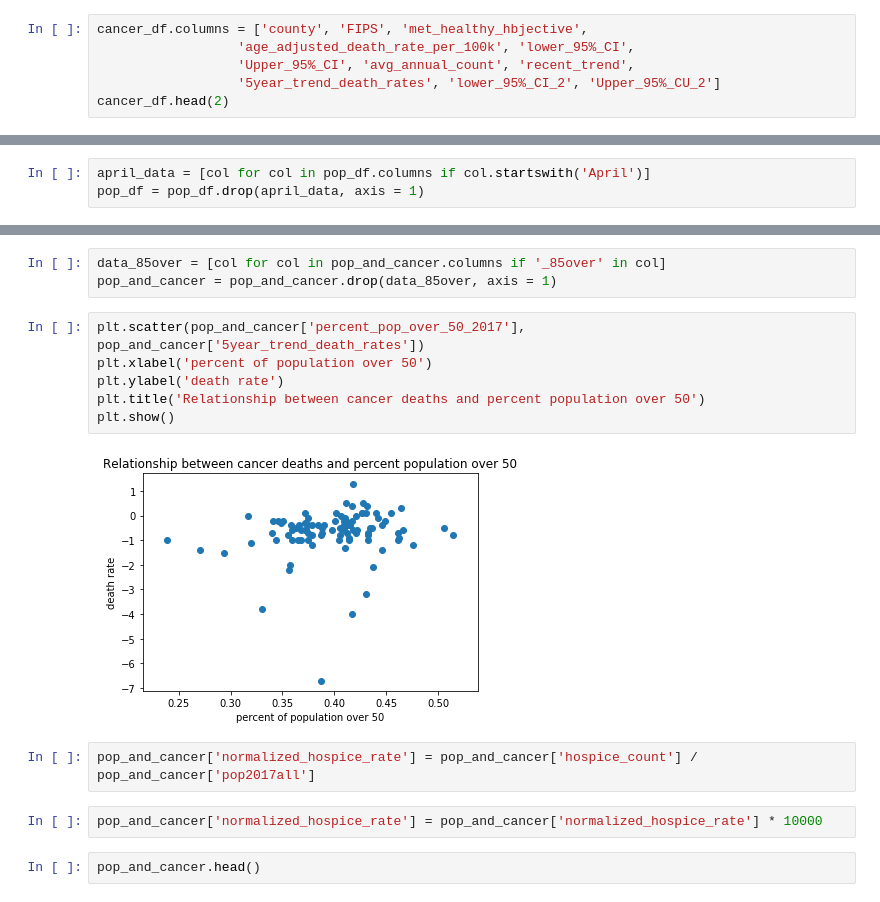
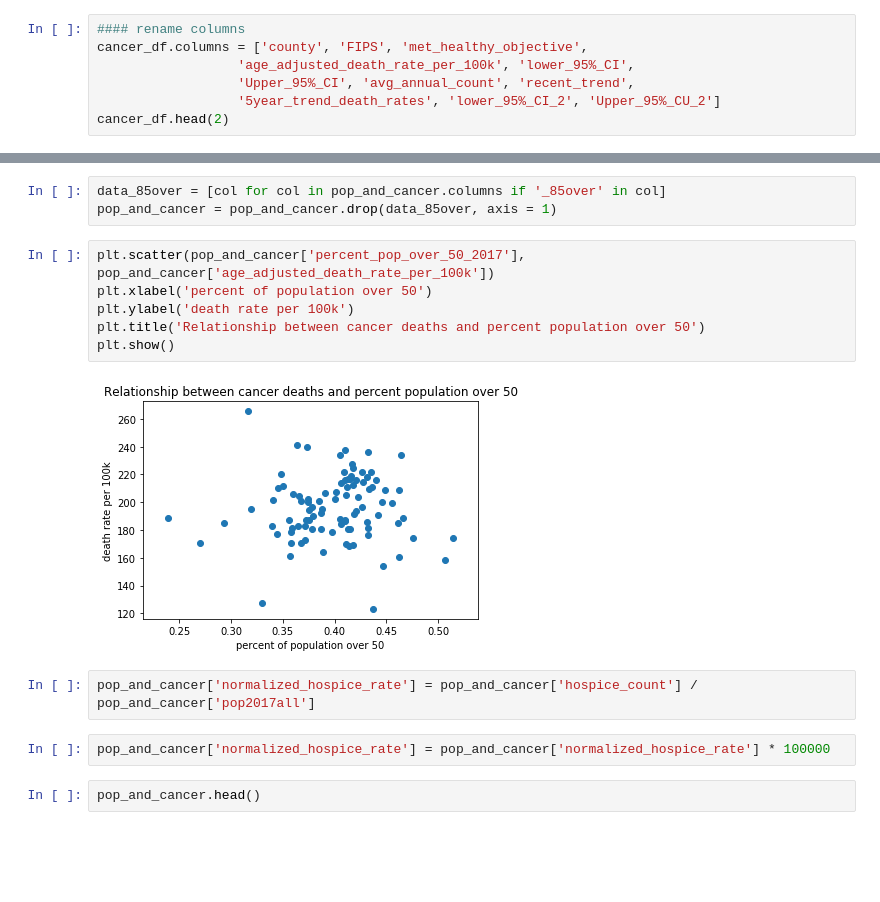
Before and after one commit to awillet/vanderbilt-aspire-data-essentials, a Jupyter notebook: alaina_pct_over_50.ipynb, the cells around one changed output, grey strips where cells are left out. Saved outputs shown, nothing was run; the diff lists cells and outputs as text; blank space fills up the shorter version.

```diff
--- a/alaina_pct_over_50.ipynb
+++ b/alaina_pct_over_50.ipynb
@@ -74,7 +49,8 @@ cancer_df.shape
 # %% [output]
 (97, 11)
 # %%
-cancer_df.columns = ['county', 'FIPS', 'met_healthy_hbjective',
+#### rename columns
+cancer_df.columns = ['county', 'FIPS', 'met_healthy_objective',
                   'age_adjusted_death_rate_per_100k', 'lower_95%_CI',
                   'Upper_95%_CI', 'avg_annual_count', 'recent_trend',
                   '5year_trend_death_rates', 'lower_95%_CI_2', 'Upper_95%_CU_2']
@@ -157,6 +125,3 @@ Index(['Id', 'Id2', 'Geography',
 pop_df.shape
 # %% [output]
 (95, 795)
-# %%
-april_data = [col for col in pop_df.columns if col.startswith('April')]
-pop_df = pop_df.drop(april_data, axis = 1)
@@ -843,17 +460,17 @@ pop_and_cancer = pop_and_cancer.drop(data_80_84, axis = 1)
 data_85over = [col for col in pop_and_cancer.columns if '_85over' in col]
 pop_and_cancer = pop_and_cancer.drop(data_85over, axis = 1)
 # %%
-plt.scatter(pop_and_cancer['percent_pop_over_50_2017'], pop_and_cancer['5year_trend_death_rates'])
+plt.scatter(pop_and_cancer['percent_pop_over_50_2017'], pop_and_cancer['age_adjusted_death_rate_per_100k'])
 plt.xlabel('percent of population over 50')
-plt.ylabel('death rate')
+plt.ylabel('death rate per 100k')
 plt.title('Relationship between cancer deaths and percent population over 50')
 plt.show()
 # %% [output]
-[figure, old version]
+[figure, new version]
 # %%
 pop_and_cancer['normalized_hospice_rate'] = pop_and_cancer['hospice_count'] / pop_and_cancer['pop2017all']
 # %%
-pop_and_cancer['normalized_hospice_rate'] = pop_and_cancer['normalized_hospice_rate'] * 10000
+pop_and_cancer['normalized_hospice_rate'] = pop_and_cancer['normalized_hospice_rate'] * 100000
 # %%
 pop_and_cancer.head()
 # %% [output]
```
Also changed, not shown: parts of 108 cells of this notebook.
